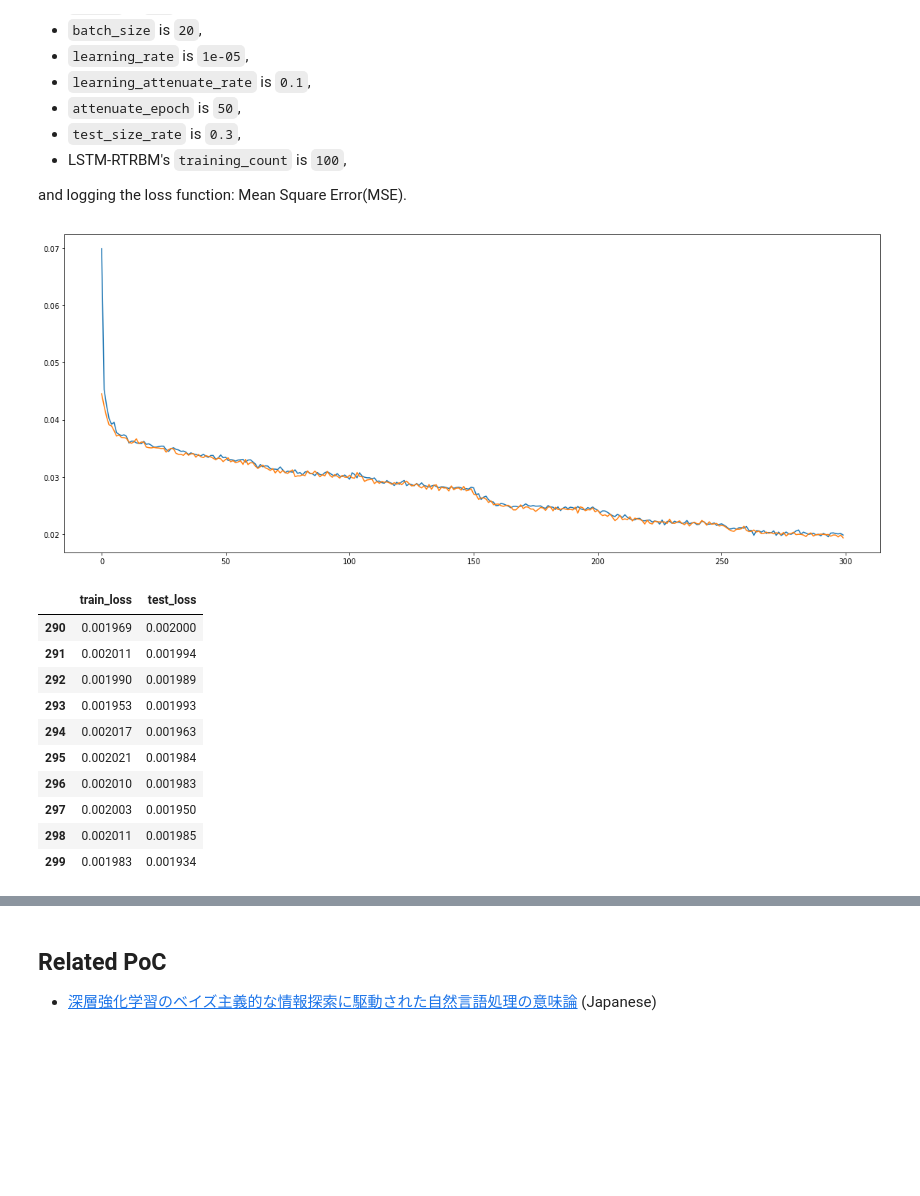
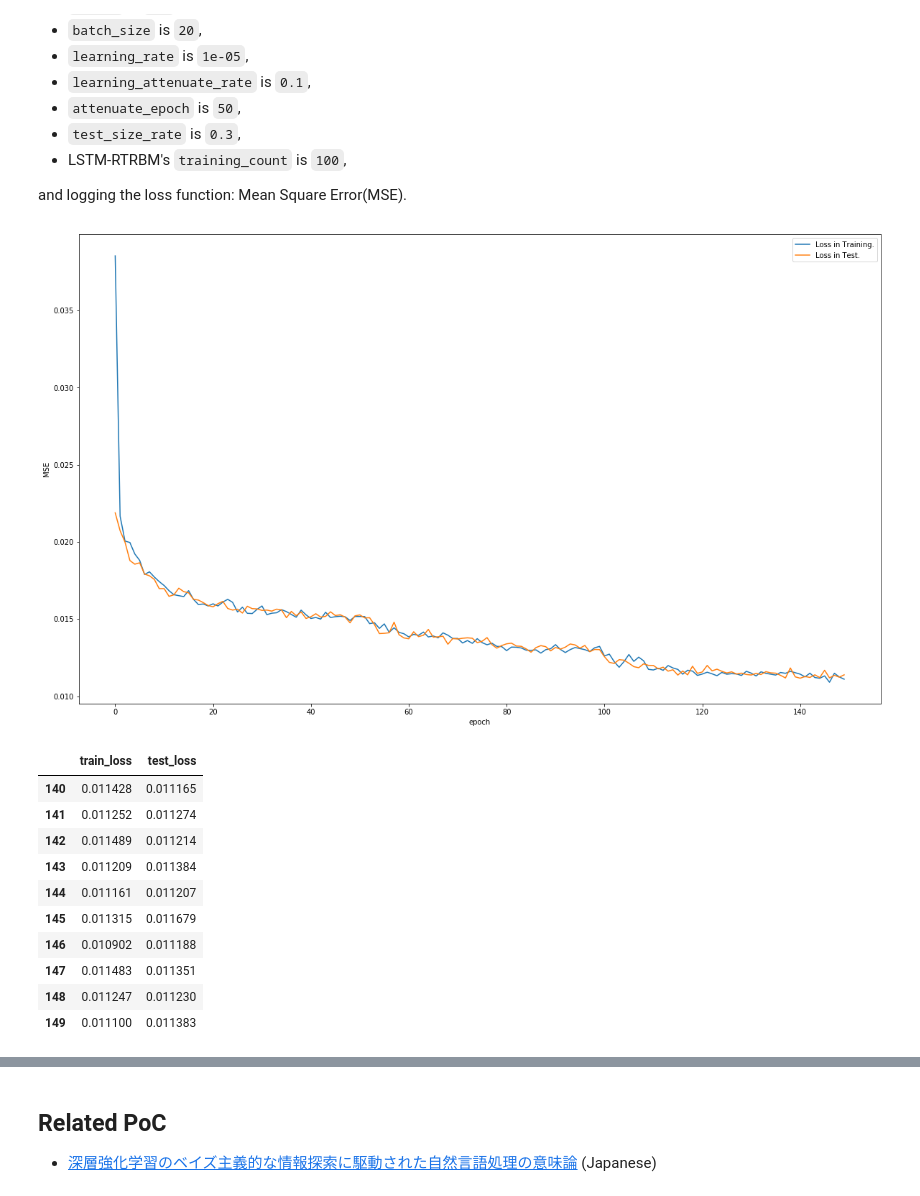
Before and after one commit to accel-brain/accel-brain-code, a Jupyter notebook: Deep-Learning-by-means-of-Design-Pattern/sine_wave_prediction_by_LSTM-RTRBM_and_LSTM.ipynb, the cells around one changed output, grey strips where cells are left out. Cells and saved outputs as stored; diff of their text form; code cells hidden in the pictures; blank space fills up the shorter version.

```diff
--- a/Deep-Learning-by-means-of-Design-Pattern/sine_wave_prediction_by_LSTM-RTRBM_and_LSTM.ipynb
+++ b/Deep-Learning-by-means-of-Design-Pattern/sine_wave_prediction_by_LSTM-RTRBM_and_LSTM.ipynb
@@ -99,7 +99,7 @@ lstm_model = LSTMModel(
     # Delegate `graph` to `LSTMModel`.
     graph=graph,
     # The number of epochs in mini-batch training.
-    epochs=300,
+    epochs=150,
     # The batch size.
     batch_size=20,
     # Learning rate.
@@ -108,6 +108,12 @@ lstm_model = LSTMModel(
     learning_attenuate_rate=0.1,
     # Attenuate the `learning_rate` by a factor of `learning_attenuate_rate` every `attenuate_epoch`.
     attenuate_epoch=50,
+    # Regularization for weights matrix in hidden layer(RNN layers)
+    # to repeat multiplying the weights matrix and `0.9` until
+    # $\sum_{j=0}^{n}w_{ji}^2 < weight\_limit$.
+    weight_limit=0.5,
+    # The probability of dropout.
+    dropout_rate=0.5,
     # Refereed maxinum step `t` in BPTT. If `0`, this class referes all past data in BPTT.
     bptt_tau=16,
     # Size of Test data set. If this value is `0`, the validation will not be executed.
@@ -166,7 +175,7 @@ from pydbm.approximation.rtrbmcd.lstm_rt_rbm_cd import LSTMRTRBMCD
 # `Builder` in `Builder Pattern` for LSTM-RTRBM.
 rnnrbm_builder = LSTMRTRBMSimpleBuilder()
 # Learning rate.
-rnnrbm_builder.learning_rate = 0.1
+rnnrbm_builder.learning_rate = 1e-05
 # Set units in visible layer.
 rnnrbm_builder.visible_neuron_part(LogisticFunction(), observed_arr.shape[-1])
 # Set units in hidden layer.
@@ -181,7 +190,7 @@ rbm = rnnrbm_builder.get_result()
 # Learning.
 rbm.learn(
     observed_arr,
-    training_count=5,
+    training_count=1,
     batch_size=20
 )
 # %%
@@ -198,7 +207,7 @@ lstm_model2 = LSTMModel(
     # Delegate `graph` to `LSTMModel`.
     graph=graph,
     # The number of epochs in mini-batch training.
-    epochs=300,
+    epochs=150,
     # The batch size.
     batch_size=20,
     # Learning rate.
@@ -207,6 +216,12 @@ lstm_model2 = LSTMModel(
     learning_attenuate_rate=0.1,
     # Attenuate the `learning_rate` by a factor of `learning_attenuate_rate` every `attenuate_epoch`.
     attenuate_epoch=50,
+    # Regularization for weights matrix in hidden layer(RNN layers)
+    # to repeat multiplying the weights matrix and `0.9` until
+    # $\sum_{j=0}^{n}w_{ji}^2 < weight\_limit$.
+    weight_limit=0.0,
+    # The probability of dropout.
+    dropout_rate=0.0,
     # Refereed maxinum step `t` in BPTT. If `0`, this class referes all past data in BPTT.
     bptt_tau=16,
     # Size of Test data set. If this value is `0`, the validation will not be executed.
@@ -219,26 +234,29 @@ lstm_model2 = LSTMModel(
 lstm_model2.learn(observed_arr, target_arr)
 # %%
 # Logging the loss.
-fig = plt.figure(figsize=(20, 8))
+fig = plt.figure(figsize=(20, 12))
+plt.ylabel("MSE")
+plt.xlabel("epoch")
 plt.plot(lstm_model2.verificatable_result.logs_df.train_loss.values, label="Loss in Training.")
 plt.plot(lstm_model2.verificatable_result.logs_df.test_loss.values, label="Loss in Test.")
+plt.legend()
 plt.show();plt.close()
 # %% [output]
-[figure, old version]
+[figure, new version]
 # %%
 lstm_model2.verificatable_result.logs_df.tail(10)
 # %% [output]
 |  | train_loss | test_loss |
-| 290 | 0.001969 | 0.002000 |
-| 291 | 0.002011 | 0.001994 |
-| 292 | 0.001990 | 0.001989 |
-| 293 | 0.001953 | 0.001993 |
-| 294 | 0.002017 | 0.001963 |
-| 295 | 0.002021 | 0.001984 |
-| 296 | 0.002010 | 0.001983 |
-| 297 | 0.002003 | 0.001950 |
-| 298 | 0.002011 | 0.001985 |
-| 299 | 0.001983 | 0.001934 |
+| 140 | 0.011428 | 0.011165 |
+| 141 | 0.011252 | 0.011274 |
+| 142 | 0.011489 | 0.011214 |
+| 143 | 0.011209 | 0.011384 |
+| 144 | 0.011161 | 0.011207 |
+| 145 | 0.011315 | 0.011679 |
+| 146 | 0.010902 | 0.011188 |
+| 147 | 0.011483 | 0.011351 |
+| 148 | 0.011247 | 0.011230 |
+| 149 | 0.011100 | 0.011383 |
 # %% [markdown]
 The difference of MSE observed from the simple toy problem demonstrates that the function of LSTM-RTRBM's pre-learning is to improve performance of LSTM's learning.
 
```
Also changed, not shown: parts of 4 cells of this notebook.
